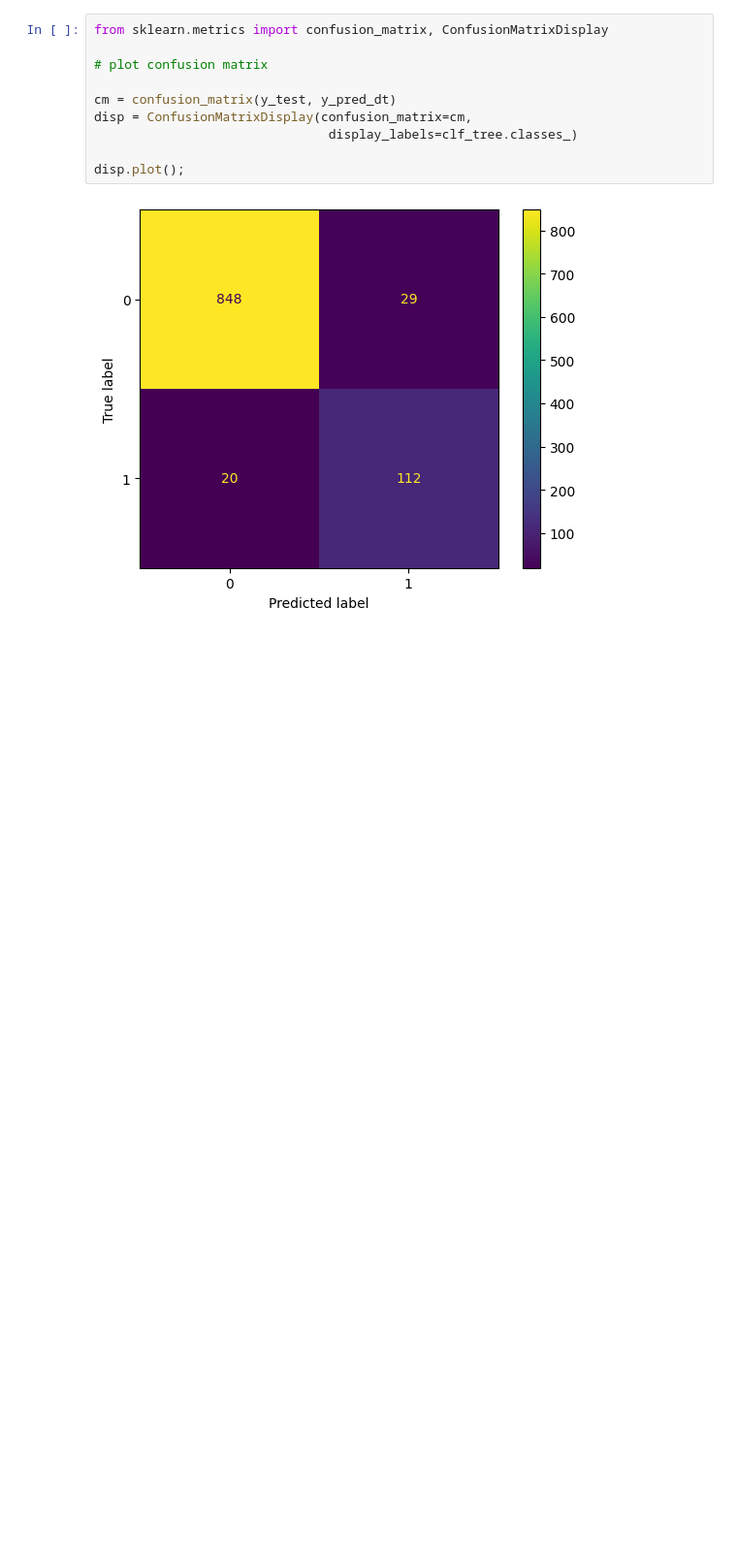
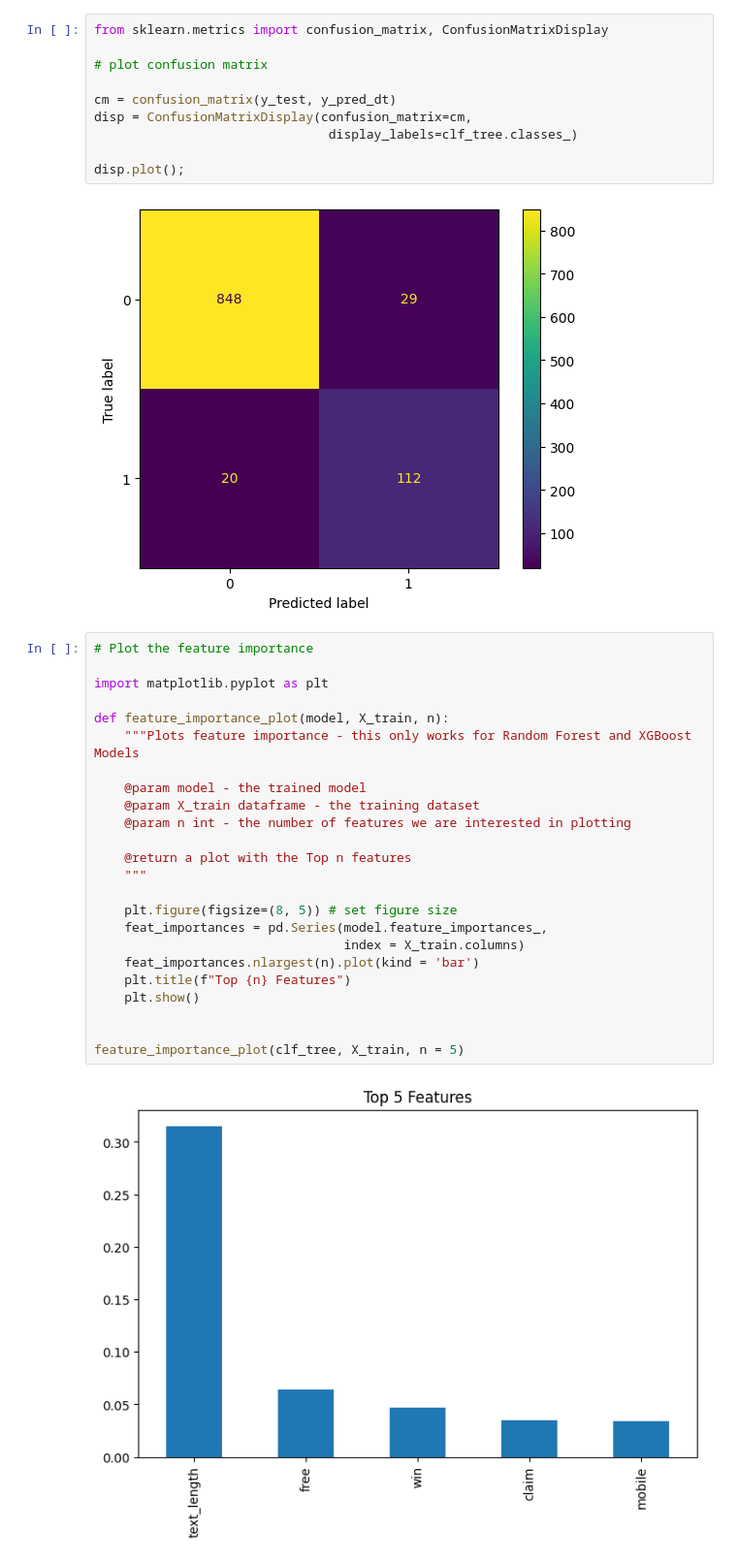
Before and after one commit to shaq31415926/intro-to-ml, a Jupyter notebook: 05Lecture/notebooks/03-sh-spam-detection-model.ipynb, the cells around one changed output. Shown at 97% size. Saved outputs shown, nothing was run; the diff lists cells and outputs as text; blank space fills up the shorter version.

```diff
--- a/05Lecture/notebooks/03-sh-spam-detection-model.ipynb
+++ b/05Lecture/notebooks/03-sh-spam-detection-model.ipynb
@@ -162,3 +162,29 @@ disp = ConfusionMatrixDisplay(confusion_matrix=cm,
 disp.plot();
 # %% [output]
 [figure]
+# %%
+# Plot the feature importance
+
+import matplotlib.pyplot as plt
+
+def feature_importance_plot(model, X_train, n):
+    """Plots feature importance - this only works for Random Forest and XGBoost Models
+
+    @param model - the trained model
+    @param X_train dataframe - the training dataset
+    @param n int - the number of features we are interested in plotting
+
+    @return a plot with the Top n features
+    """
+
+    plt.figure(figsize=(8, 5)) # set figure size
+    feat_importances = pd.Series(model.feature_importances_,
+                                 index = X_train.columns)
+    feat_importances.nlargest(n).plot(kind = 'bar')
+    plt.title(f"Top {n} Features")
+    plt.show()
+
+
+feature_importance_plot(clf_tree, X_train, n = 5)
+# %% [output]
+[figure, added]
```
Also changed, not shown: 1 other file.
